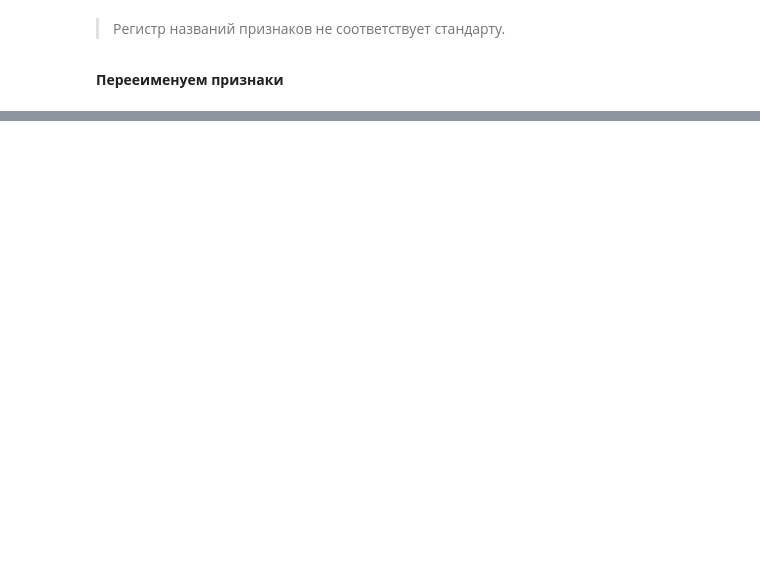
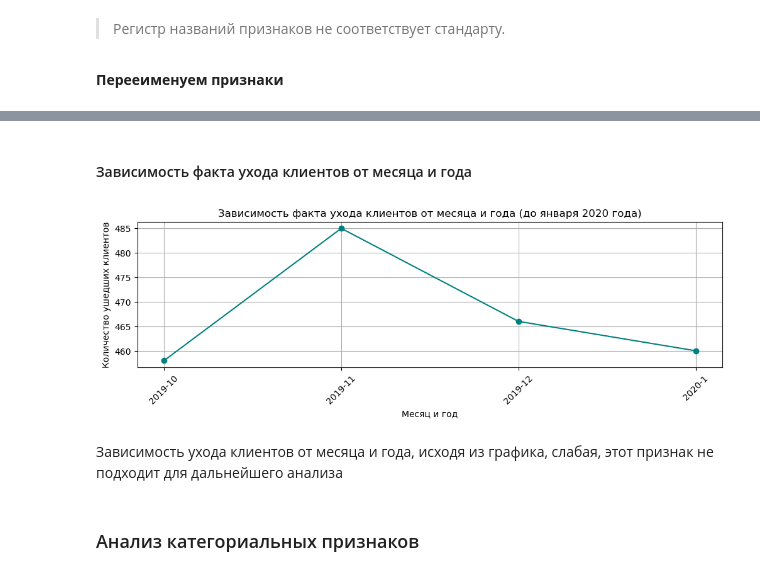
Before and after one commit to Denis-Mukhanov/client-churn-prediction, a Jupyter notebook: client_churn_prediction.ipynb, the cells around one changed output, grey strips where cells are left out. Saved outputs shown, nothing was run; the diff lists cells and outputs as text; code cells hidden in the pictures; blank space fills up the shorter version.

Commit message:
add data analysis

```diff
--- a/client_churn_prediction.ipynb
+++ b/client_churn_prediction.ipynb
@@ -316,0 +397,2 @@ df
+# %%
+contract_df = contract_df[~contract_df['total_charges'].isna()].copy()
@@ -316,0 +403,3 @@ df
+# %%
+# пелучение целевой переменной
+contract_df['churn'] = ~contract_df['end_date'].isna()*1
@@ -316,0 +410,3 @@ df
+# %%
+# замена пропусков в столбце end_date на "2020-02-01"
+contract_df['end_date'].fillna("2020-02-01", inplace=True)
@@ -316,0 +439,30 @@ df
+# %%
+contract_df['tenure_months'] = (contract_df['end_date'] - contract_df['begin_date']).dt.days // 30
+# %% [markdown]
+#### Зависимость факта ухода клиентов от месяца и года
+# %%
+data_info = contract_df.copy()
+data_info['churn_month'] = data_info['end_date'].dt.month
+data_info['churn_year'] = data_info['end_date'].dt.year
+
+# ограничиваем данные до января 2020 года
+data_info = data_info[(data_info['churn_year'] < 2020) | ((data_info['churn_year'] == 2020) & (data_info['churn_month'] == 1))]
+
+# группируем данные по месяцам и годам и подсчитываем количество ушедших клиентов
+churn_summary = data_info.groupby(['churn_year', 'churn_month'])['churn'].sum().reset_index()
+
+# визуализируем зависимость месяца и факта ухода клиентов
+plt.figure(figsize=(12, 3))
+plt.plot(churn_summary['churn_year'].astype(str) + '-' + churn_summary['churn_month'].astype(str), churn_summary['churn'], marker='o', color='teal')
+plt.title('Зависимость факта ухода клиентов от месяца и года (до января 2020 года)')
+plt.xlabel('Месяц и год')
+plt.ylabel('Количество ушедших клиентов')
+plt.xticks(rotation=45)
+plt.grid(True)
+plt.show()
+# %% [output]
+[figure, added]
+# %% [markdown]
+Зависимость ухода клиентов от месяца и года, исходя из графика, слабая, этот признак не подходит для дальнейшего анализа
+# %% [markdown]
+### Анализ категориальных признаков
```
Also changed, not shown: parts of 61 cells of this notebook.
